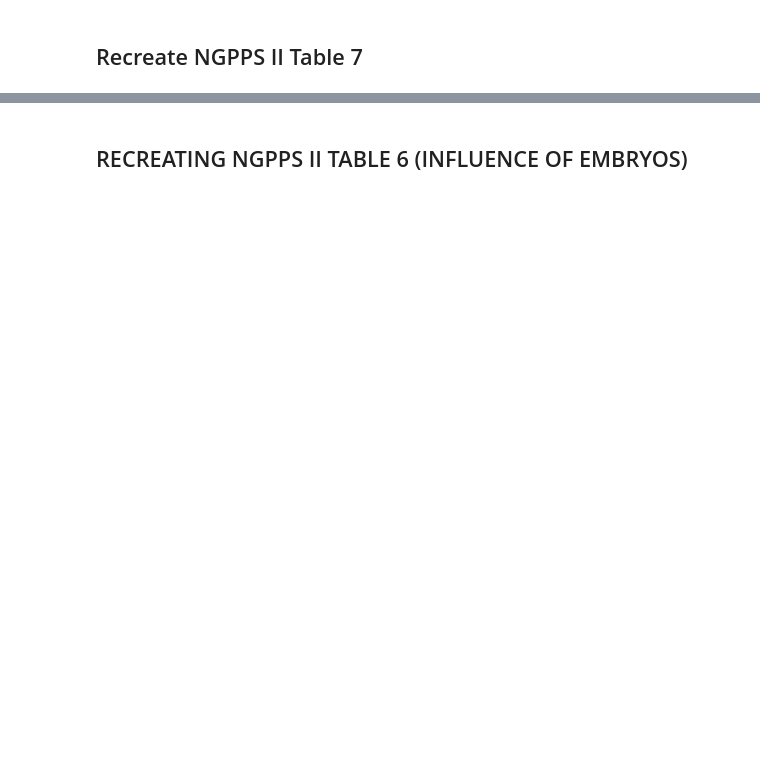
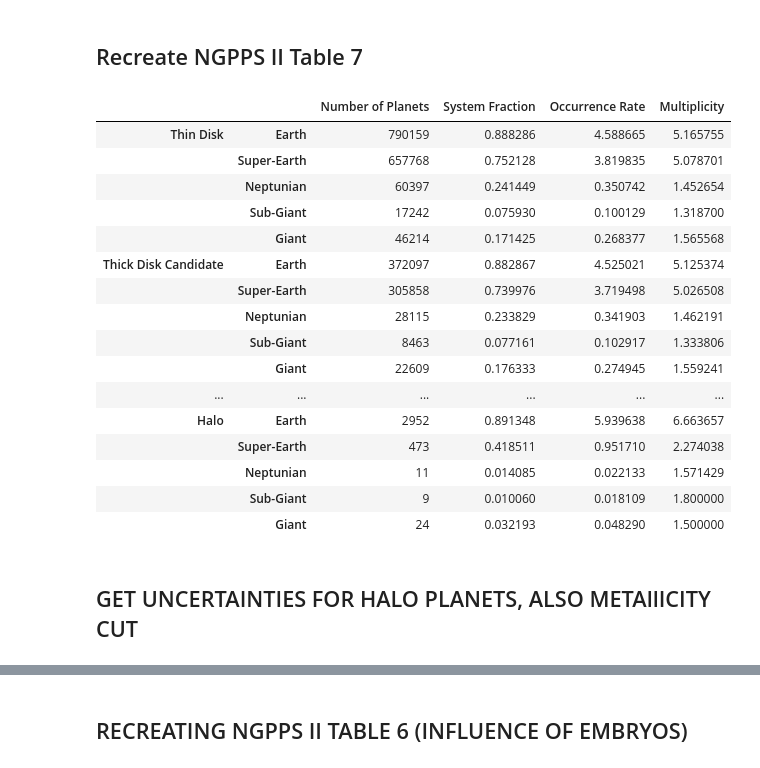
Before and after one commit to ChrisBoettner/plato, a Jupyter notebook: notebooks/06_planet_populations.ipynb, the cells around one changed output, grey strips where cells are left out. Saved outputs shown, nothing was run; the diff lists cells and outputs as text; code cells hidden in the pictures; blank space fills up the shorter version.

```diff
--- a/notebooks/06_planet_populations.ipynb
+++ b/notebooks/06_planet_populations.ipynb
@@ -97,3 +67,46 @@ table = pd.concat(table).reindex(
+# %%
+table = metrics.calculate_metrics(
+    mock,
+    by_population=True,
+    number_of_systems={
+        pop: len(fields[fields["Population"] == pop])
+        for pop in fields["Population"].unique()
+    },
+)
+table.reindex(
+    index=pd.MultiIndex.from_product(
+        [
+            [
+                "Thin Disk",
+                "Thick Disk Candidate",
+                "Thick Disk",
+                "Halo Candidate",
+                "Halo",
+            ],
+            ["Earth", "Super-Earth", "Neptunian", "Sub-Giant", "Giant"],
+        ],
+    )
+)
+# %% [output]
+|  |  | Number of Planets | System Fraction | Occurrence Rate | Multiplicity |
+| Thin Disk | Earth | 790159 | 0.888286 | 4.588665 | 5.165755 |
+|  | Super-Earth | 657768 | 0.752128 | 3.819835 | 5.078701 |
+|  | Neptunian | 60397 | 0.241449 | 0.350742 | 1.452654 |
+|  | Sub-Giant | 17242 | 0.075930 | 0.100129 | 1.318700 |
+|  | Giant | 46214 | 0.171425 | 0.268377 | 1.565568 |
+| Thick Disk Candidate | Earth | 372097 | 0.882867 | 4.525021 | 5.125374 |
+|  | Super-Earth | 305858 | 0.739976 | 3.719498 | 5.026508 |
+|  | Neptunian | 28115 | 0.233829 | 0.341903 | 1.462191 |
+|  | Sub-Giant | 8463 | 0.077161 | 0.102917 | 1.333806 |
+|  | Giant | 22609 | 0.176333 | 0.274945 | 1.559241 |
+| ... | ... | ... | ... | ... | ... |
+| Halo | Earth | 2952 | 0.891348 | 5.939638 | 6.663657 |
+|  | Super-Earth | 473 | 0.418511 | 0.951710 | 2.274038 |
+|  | Neptunian | 11 | 0.014085 | 0.022133 | 1.571429 |
+|  | Sub-Giant | 9 | 0.010060 | 0.018109 | 1.800000 |
+|  | Giant | 24 | 0.032193 | 0.048290 | 1.500000 |
+# %% [markdown]
+## GET UNCERTAINTIES FOR HALO PLANETS, ALSO METAllICITY CUT
 # %%
 halo_population_model = PopulationModel(
     fields[fields["Population"] == "Halo"],
```
Also changed, not shown: parts of 9 cells of this notebook, 2 other files.
